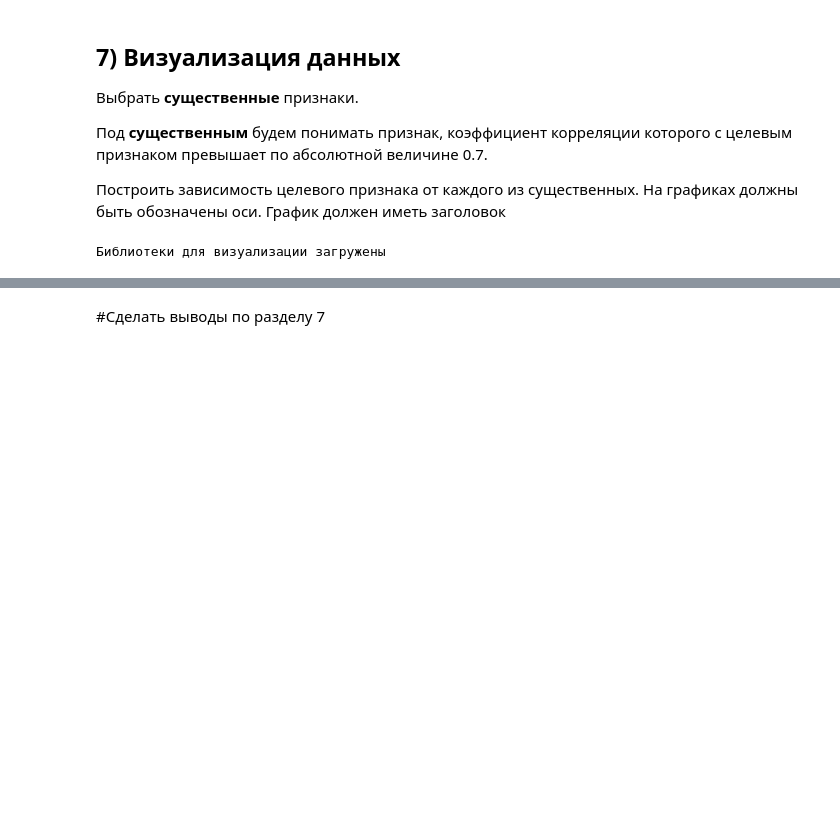
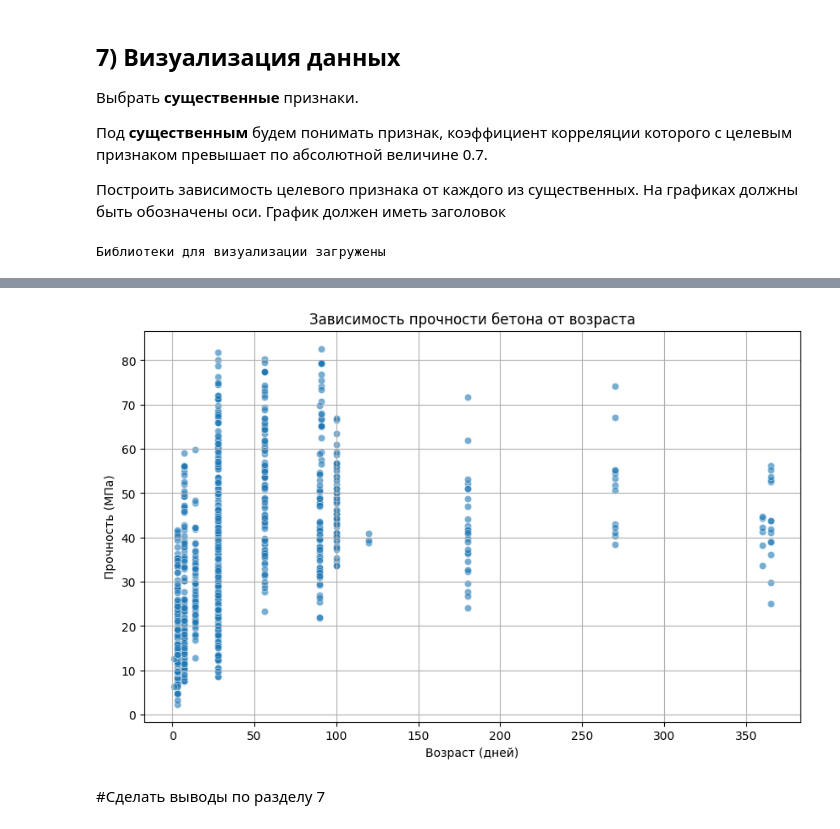
Before and after one commit to Am1rTl/Info, a Jupyter notebook: Сoncrete.ipynb, the cells around one changed output, grey strips where cells are left out. Saved outputs shown, nothing was run; the diff lists cells and outputs as text; code cells hidden in the pictures; blank space fills up the shorter version.

```diff
--- a/Сoncrete.ipynb
+++ b/Сoncrete.ipynb
@@ -206,3 +203,14 @@ plt.show()
+# %%
+# Построить второй график для признака age
+plt.figure(figsize=(10, 6))
+sns.scatterplot(x='age', y='strength', data=df, alpha=0.6)
+plt.xlabel('Возраст (дней)')
+plt.ylabel('Прочность (МПа)')
+plt.title('Зависимость прочности бетона от возраста')
+plt.grid(True)
+plt.show()
+# %% [output]
+[figure, added]
 # %%
 #Построить третий график.
 # %%
```
Also changed, not shown: parts of 21 cells of this notebook.
